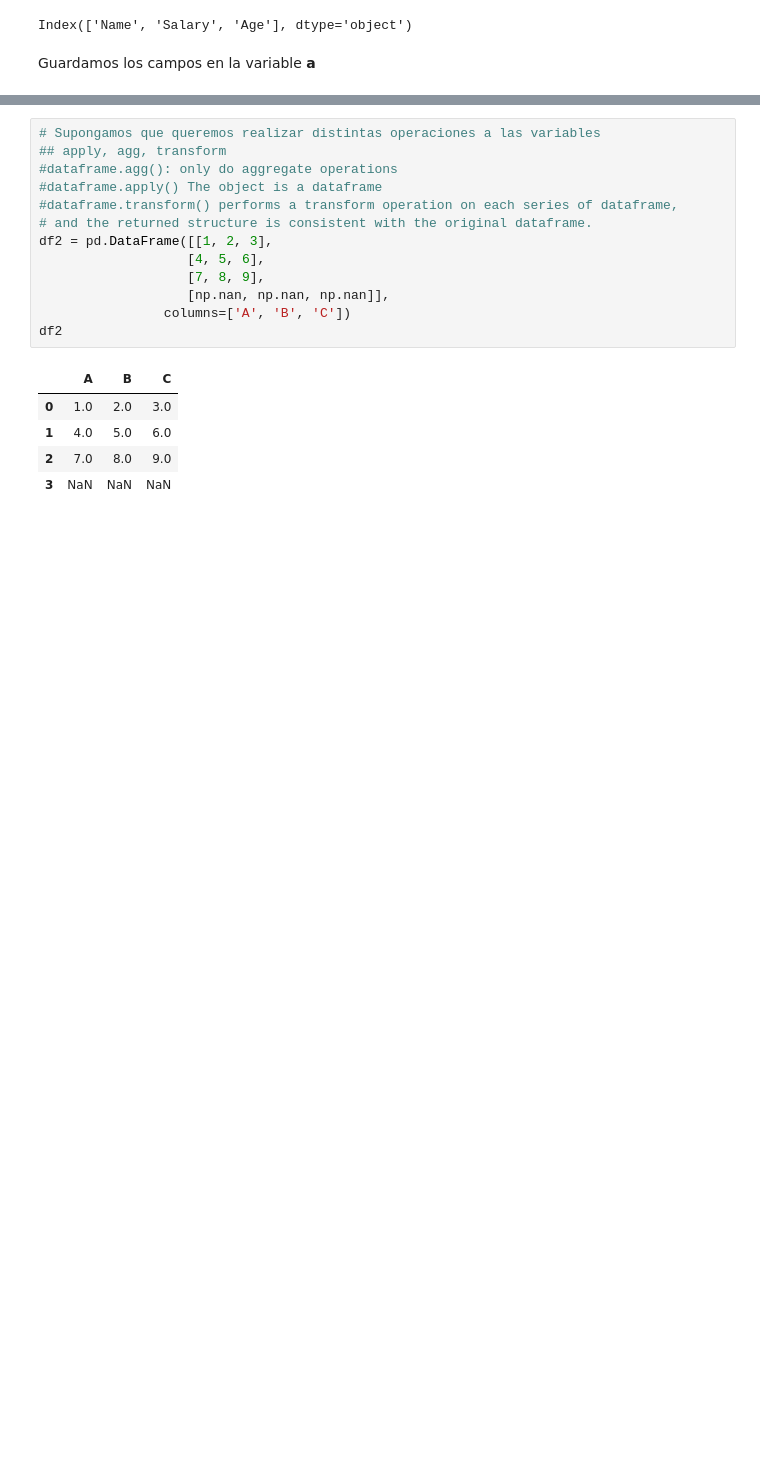
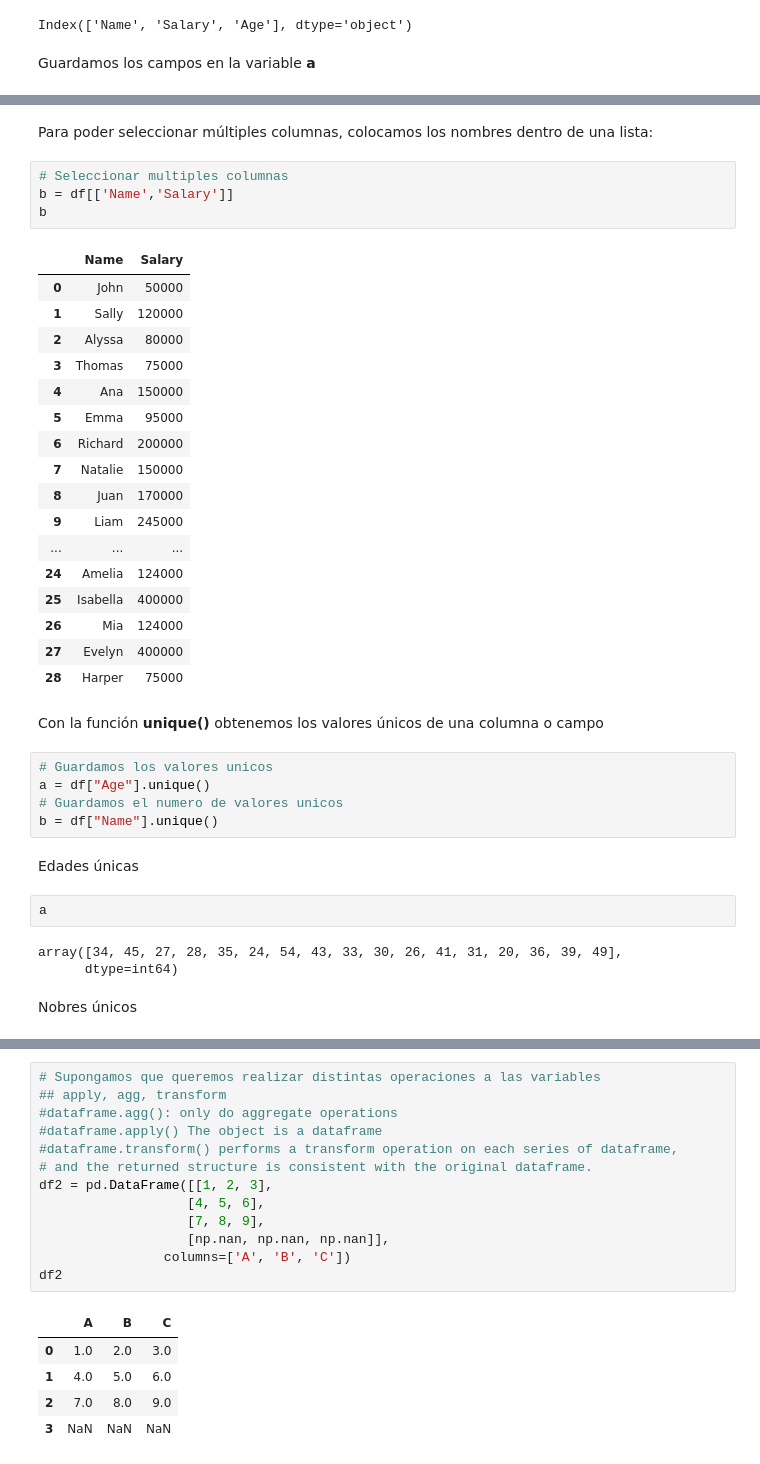
Before and after one commit to Agustin-Ber/Capacitacion-Python, a Jupyter notebook: Pandas/Pandas_Final.ipynb, the cells around one changed output, grey strips where cells are left out. Cells and saved outputs as stored; diff of their text form; blank space fills up the shorter version.

```diff
--- a/Pandas/Pandas_Final.ipynb
+++ b/Pandas/Pandas_Final.ipynb
@@ -279,0 +191,40 @@ print(c)
+# %% [markdown]
+Para poder seleccionar múltiples columnas, colocamos los nombres dentro de una lista:
+# %%
+# Seleccionar multiples columnas
+b = df[['Name','Salary']]
+b
+# %% [output]
+|  | Name | Salary |
+| 0 | John | 50000 |
+| 1 | Sally | 120000 |
+| 2 | Alyssa | 80000 |
+| 3 | Thomas | 75000 |
+| 4 | Ana | 150000 |
+| 5 | Emma | 95000 |
+| 6 | Richard | 200000 |
+| 7 | Natalie | 150000 |
+| 8 | Juan | 170000 |
+| 9 | Liam | 245000 |
+| ... | ... | ... |
+| 24 | Amelia | 124000 |
+| 25 | Isabella | 400000 |
+| 26 | Mia | 124000 |
+| 27 | Evelyn | 400000 |
+| 28 | Harper | 75000 |
+# %% [markdown]
+Con la función **unique()** obtenemos los valores únicos de una columna o campo
+# %%
+# Guardamos los valores unicos
+a = df["Age"].unique()
+# Guardamos el numero de valores unicos
+b = df["Name"].unique()
+# %% [markdown]
+Edades únicas
+# %%
+a
+# %% [output]
+array([34, 45, 27, 28, 35, 24, 54, 43, 33, 30, 26, 41, 31, 20, 36, 39, 49],
+      dtype=int64)
+# %% [markdown]
+Nobres únicos
```
Also changed, not shown: parts of 68 cells of this notebook, 1 other file.
